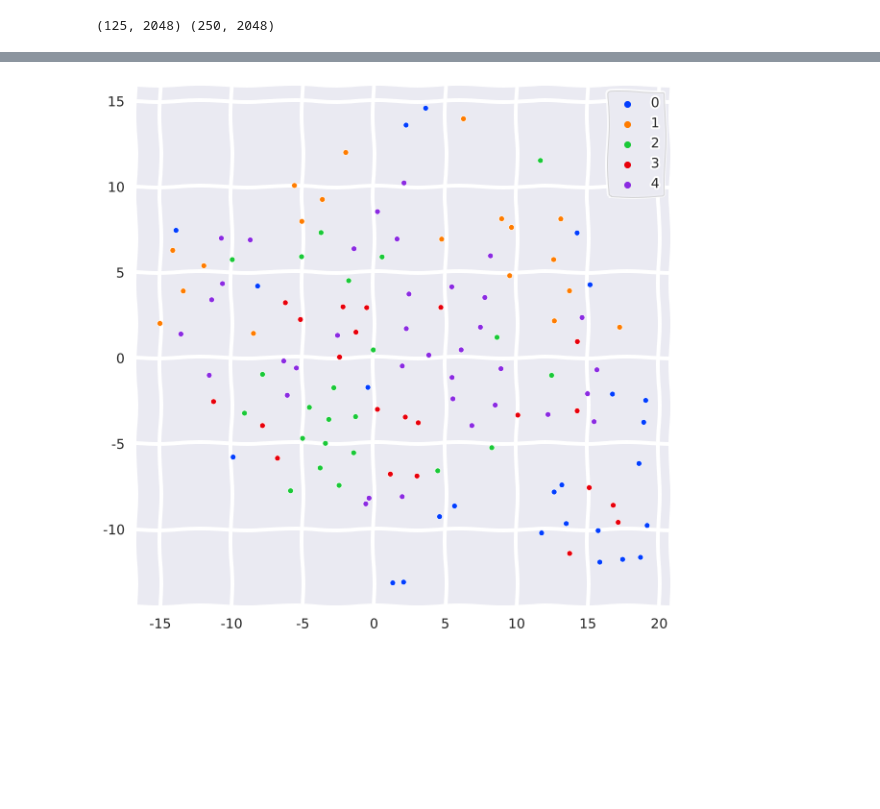
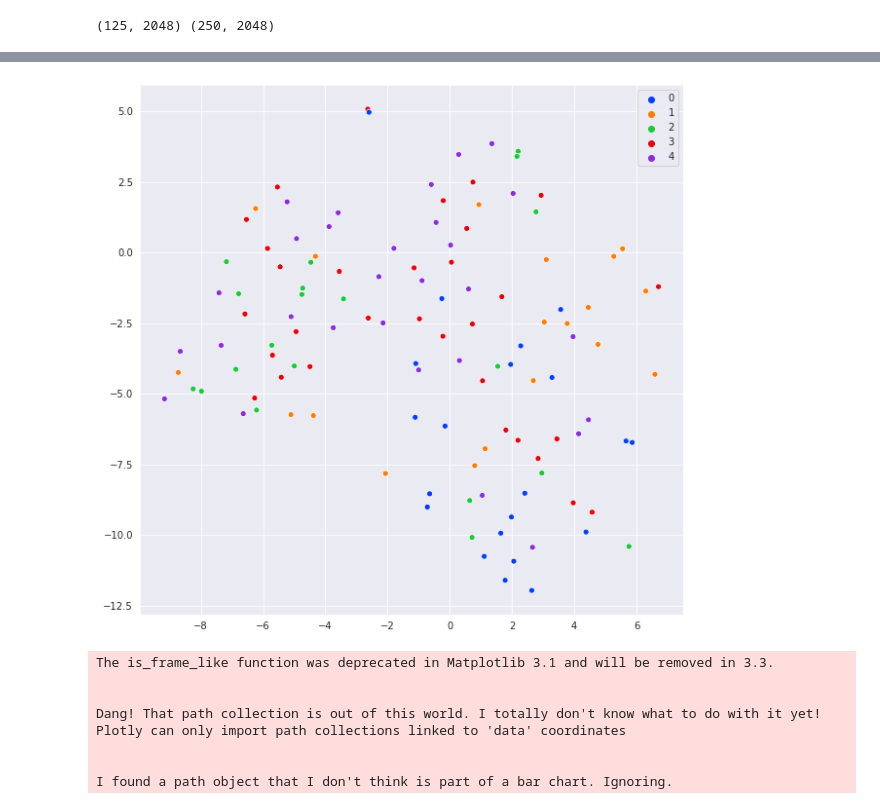
Before and after one commit to sayakpaul/SimCLR-in-TensorFlow-2, a Jupyter notebook: Linear_Evaluation_Imagenet_Subset.ipynb, the cells around one changed output, grey strips where cells are left out. Cells and saved outputs as stored; diff of their text form; code cells hidden in the pictures; blank space fills up the shorter version.

```diff
--- a/Linear_Evaluation_Imagenet_Subset.ipynb
+++ b/Linear_Evaluation_Imagenet_Subset.ipynb
@@ -42,3 +52,5 @@ Operation completed over 1 objects/92.4 MiB.
+# %%
+simclr_weights = wandb.restore("20200509-042927resnet_simclr.h5", run_path="sayakpaul/simclr/simclr-learning")
 # %%
 # Other imports
 from sklearn.preprocessing import LabelEncoder
@@ -135,7 +140,7 @@ def get_resnet_simclr(hidden_1, hidden_2, hidden_3):
     return resnet_simclr
 # %%
 resnet_simclr = get_resnet_simclr(256, 128, 50)
-resnet_simclr.load_weights("20200508-134915resnet_simclr.h5")
+resnet_simclr.load_weights(simclr_weights.name)
 resnet_simclr.summary()
 # %% [output]
 Model: "model"
@@ -300,18 +329,27 @@ Epoch 00011: early stopping
 # %%
 # Visualization of the representations
 def plot_vecs_n_labels(v, labels):
-    with plt.xkcd():
-        fig = plt.figure(figsize = (10, 10))
-        sns.set_style("darkgrid")
-        sns.scatterplot(v[:,0], v[:,1], hue=labels, legend='full', palette=sns.color_palette("bright", 5))
-        plt.show()
+    fig = plt.figure(figsize = (10, 10))
+    sns.set_style("darkgrid")
+    sns.scatterplot(v[:,0], v[:,1], hue=labels, legend='full', palette=sns.color_palette("bright", 5))
+    plt.show()
+
+    return fig
 # %%
-# Representations with no projections
+# Representations with no nonlinear projections
 tsne = TSNE()
 low_vectors = tsne.fit_transform(train_features)
-plot_vecs_n_labels(low_vectors, y_train_enc)
+fig = plot_vecs_n_labels(low_vectors, y_train_enc)
+wandb.log({"no_no_linear_projection": fig})
 # %% [output]
-[figure, old version]
+[figure, new version]
+The is_frame_like function was deprecated in Matplotlib 3.1 and will be removed in 3.3.
+
+
+Dang! That path collection is out of this world. I totally don't know what to do with it yet! Plotly can only import path collections linked to 'data' coordinates
+
+
+I found a path object that I don't think is part of a bar chart. Ignoring.
 # %%
 # Representations with second last ReLU
 tsne = TSNE()
```
Also changed, not shown: parts of 15 cells of this notebook.
